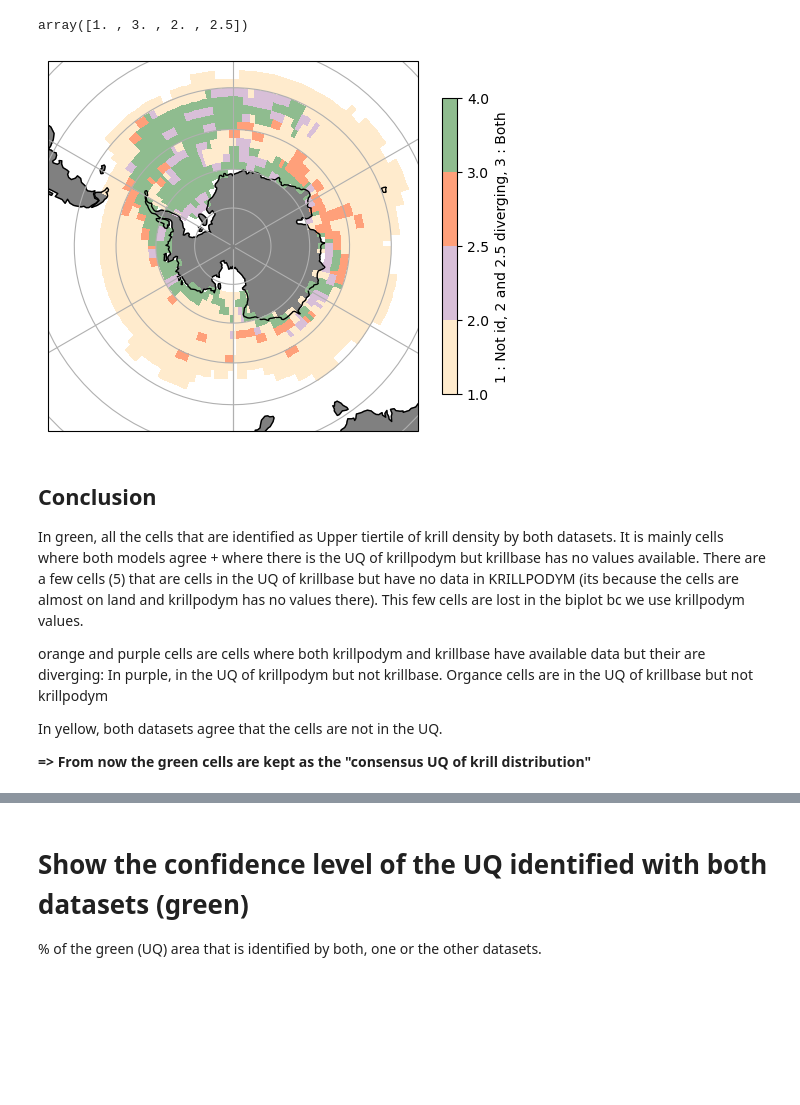
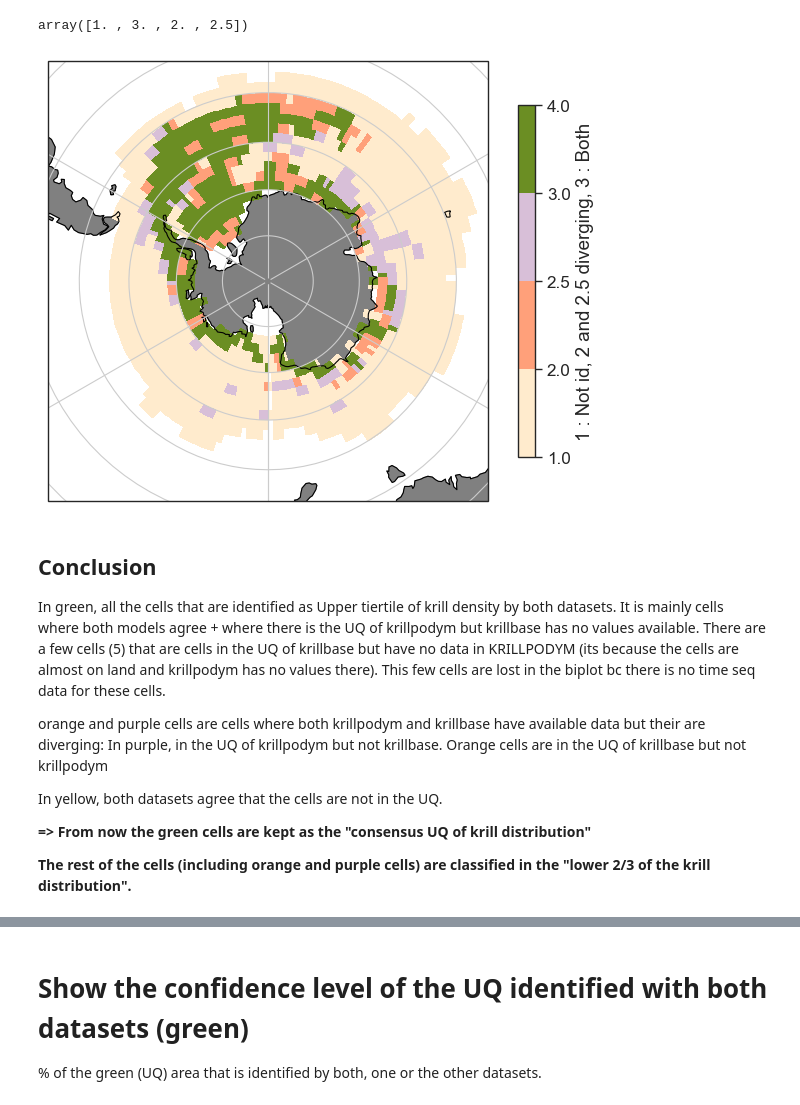
Before and after one commit to AnaelleDurfort/Key_Areas_krill_carbon_sequestration, a Jupyter notebook: data_formating/Krill_pop_quantiles.ipynb, the cells around one changed output, grey strips where cells are left out. Drawn from its saved outputs; the diff is of its cells as text; code cells hidden in the pictures; blank space fills up the shorter version.

```diff
--- a/data_formating/Krill_pop_quantiles.ipynb
+++ b/data_formating/Krill_pop_quantiles.ipynb
@@ -107,36 +104,43 @@ array([1. , 3. , 2. , 2.5])
 # %%
 krill_pop_xarray = xr.Dataset.from_dataframe(krill_pop)
 krill_pop_xarray
+
+sns.set_style("ticks")
+sns.set_context("paper", font_scale=1.4)
+
 
 os.chdir('C:/Users/anael/Documents/PhD/4_krill_fisheries_Carbon_seq_time/Git_repo/Key_Areas_krill_carbon_sequestration/figures')
 map_proj = ccrs.SouthPolarStereo()
 
 p = krill_pop_xarray["label"].plot(
     transform=ccrs.PlateCarree(),  # the data's projection
     add_colorbar = False,
     subplot_kws={"projection": map_proj},
     levels=[1, 2, 2.5, 3, 4],
-    colors = ['blanchedalmond', 'thistle', 'lightsalmon', 'darkseagreen', 'darkgreen']#['navajowhite', 'thistle', 'indianred', 'blue']
+    colors = ['blanchedalmond','lightsalmon', 'thistle',  'olivedrab', 'darkgreen']#['navajowhite', 'thistle', 'indianred', 'blue']
 )
 
 p.axes.gridlines()
 p.axes.add_feature(cfeature.LAND, color='grey')
 p.axes.add_feature(cfeature.COASTLINE)
 cb = plt.colorbar(p, label = "1 : Not id, 2 and 2.5 diverging, 3 : Both" , shrink = 0.8)
 plt.title('') # Upper tier-tile of krill density of KRILLBASE [nb indiv/m²] and/or KRILLPODYM [g/m²] (in scale log(x+1))
+plt.tight_layout()
 
 plt.savefig('UQ_krillbaseVSkrillpodym.png')
 # %% [output]
-[figure, old version]
+[figure, new version]
 # %% [markdown]
 ## Conclusion
 In green, all the cells that are identified as Upper tiertile of krill density by both datasets.
 It is mainly cells where both models agree  + where there is the UQ of krillpodym but krillbase has no values available.
-There are a few cells (5) that are cells in the UQ of krillbase but have no data in KRILLPODYM (its because the cells are almost on land and krillpodym has no values there). This few cells are lost in the biplot bc we use krillpodym values.
+There are a few cells (5) that are cells in the UQ of krillbase but have no data in KRILLPODYM (its because the cells are almost on land and krillpodym has no values there). This few cells are lost in the biplot bc there is no time seq data for these cells.
 
 orange and purple cells are cells where both krillpodym and krillbase have available data but their are diverging:
-In purple, in the UQ of krillpodym but not krillbase. Organce cells are in the UQ of krillbase but not krillpodym
+In purple, in the UQ of krillpodym but not krillbase. Orange cells are in the UQ of krillbase but not krillpodym
 
 In yellow, both datasets agree that the cells are not in the UQ.
 
 **=> From now the green cells are kept as the "consensus UQ of krill distribution"**
+
+**The rest of the cells (including orange and purple cells) are classified in the "lower 2/3 of the krill distribution".**
```
Also changed, not shown: parts of 11 cells of this notebook, 4 other files.
